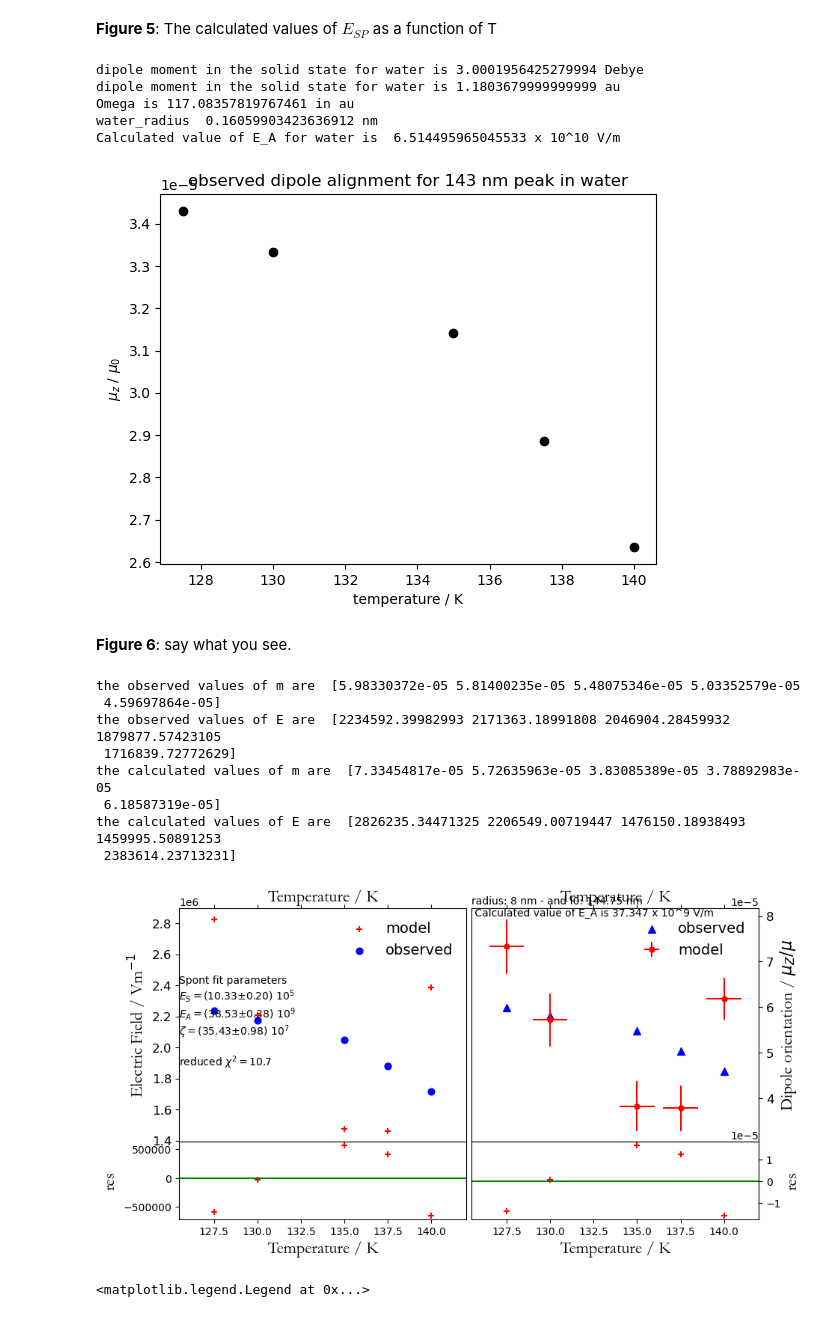
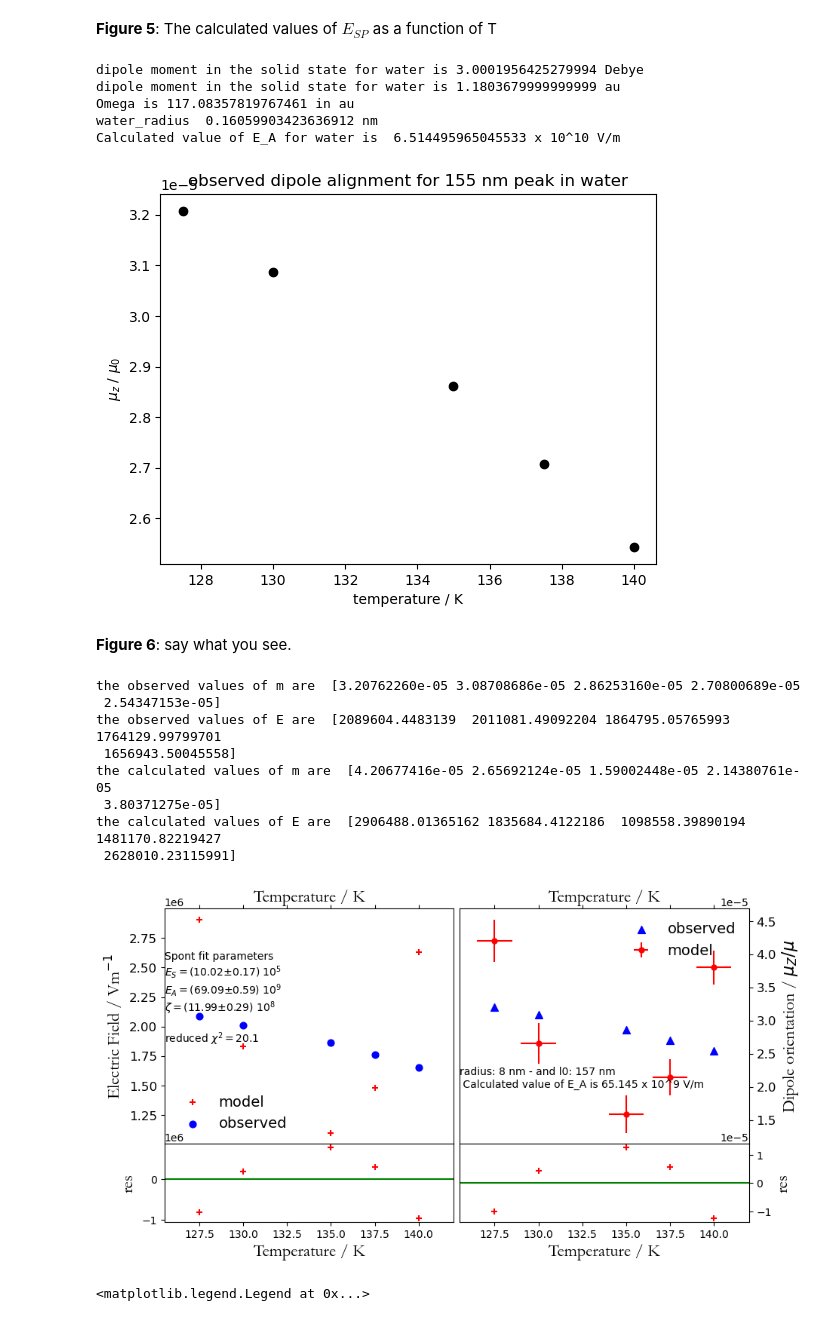
Before and after one commit to cassidy-andrew/VUV_water_spont, a Jupyter notebook: regularising the water data.ipynb, the cells around one changed output. Cells and saved outputs as stored; diff of their text form; code cells hidden in the pictures.

```diff
--- a/regularising the water data.ipynb
+++ b/regularising the water data.ipynb
@@ -78,7 +78,7 @@ name='water'
 ### There are two choices here, either fit the 143 nm peak or the 155 nm peak ###
 #---
 
-filename='water_143 positions for Gauss2' #these peak positins come from Rachel's Gaussian fits to water data.
+filename='water_155 positions for Gauss2' #these peak positins come from Rachel's Gaussian fits to water data.
 
 
 #working_dir=(r'C:\Users\au302163\Fit water VUV data')
@@ -428,7 +428,7 @@ dipole moment in the solid state for water is 1.1803679999999999 au
 Omega is 117.08357819767461 in au
 water_radius  0.16059903423636912 nm
 Calculated value of E_A for water is  6.514495965045533 x 10^10 V/m
-[figure, old version]
+[figure, new version]
 # %% [markdown]
 **Figure 6**: say what you see.
 # %%
@@ -632,7 +632,7 @@ ax[0,1].yaxis.tick_right()
 ax[0,1].set_ylabel('Dipole orientation / $\mu_Z/\mu$', fontsize=16, fontname='garamond')
 ax[0,1].tick_params(labelsize='large')
 ax[0,1].legend(loc=0, fontsize=14, framealpha=0)
-ax[0,1].text(xmin_mu,8E-5,ij_space+'\n Calculated value of E_A is '+str(round(E_A_Vm/1E9,3))+' x 10^9 V/m')
+ax[0,1].text(xmin_mu,2E-5,ij_space+'\n Calculated value of E_A is '+str(round(E_A_Vm/1E9,3))+' x 10^9 V/m')
 #ax[0,1].text(20,0,legend_mu)
 
 ax[1,0].scatter(Temp, res_E, marker='+', s=40, color='red', label='observed')
@@ -643,42 +643,42 @@ ax[1,0].set_ylabel('res', fontsize=16, fontname='garamond')
 ax[1,1].scatter(Temp, res_mu, marker='+', s=40, color='red', label='observed')
 ax[1,1].yaxis.set_label_position("right")
 ax[1,1].axhline(y = 0.0, color = 'g', linestyle = '-')
 ax[1,1].yaxis.tick_right()
 ax[1,1].set_xlabel('Temperature / K', fontsize=16, fontname='garamond')
 ax[1,1].set_ylabel('res', fontsize=16, fontname='garamond')
 
 short_ij=('r_'+str(r)+'_lambda0_'+str(l0))
 plt.savefig('Spont fit for'+short_ij+'.png')
 
 zetacur=ESzetacur/EScur
 
 SigPar[2]=zetacur*math.sqrt(SigPar[2]*SigPar[2]/ESzetacur/ESzetacur+SigPar[0]*SigPar[0]/EScur/EScur)
 string = name
 string+="<br>"+"$E_S =$"+NeaterOut(EScur,SigPar[0])
 string+="<br>"+"$E_A =$"+NeaterOut(EAcur,SigPar[1])
 string+="<br>"+"$\zeta =$"+NeaterOut(zetacur,SigPar[2])
 string+="<br><br>"+"reduced $\chi^2 =$"+'{0:.1f}'.format(dlsqsum)+"<br>"
 #display(Markdown(string)) #Use this line to see the individual results for fitting parameters per dataset
 
 ES=NeaterOut(EScur,SigPar[0])
 EA=NeaterOut(EAcur,SigPar[1])
 zeta=NeaterOut(zetacur,SigPar[2])
 print('the observed values of m are ', y)
 print('the observed values of E are ', Eobs)
 print('the calculated values of m are ', ymodel)
 print('the calculated values of E are ', ymodel_E)
 
 os.chdir('..')
 # %% [output]
-the observed values of m are  [5.98330372e-05 5.81400235e-05 5.48075346e-05 5.03352579e-05
- 4.59697864e-05]
-the observed values of E are  [2234592.39982993 2171363.18991808 2046904.28459932 1879877.57423105
- 1716839.72772629]
-the calculated values of m are  [7.33454817e-05 5.72635963e-05 3.83085389e-05 3.78892983e-05
- 6.18587319e-05]
-the calculated values of E are  [2826235.34471325 2206549.00719447 1476150.18938493 1459995.50891253
- 2383614.23713231]
+the observed values of m are  [3.20762260e-05 3.08708686e-05 2.86253160e-05 2.70800689e-05
+ 2.54347153e-05]
+the observed values of E are  [2089604.4483139  2011081.49092204 1864795.05765993 1764129.99799701
+ 1656943.50045558]
+the calculated values of m are  [4.20677416e-05 2.65692124e-05 1.59002448e-05 2.14380761e-05
+ 3.80371275e-05]
+the calculated values of E are  [2906488.01365162 1835684.4122186  1098558.39890194 1481170.82219427
+ 2628010.23115991]
-[figure, old version]
+[figure, new version]
 # %%
 #Need a consistency check to make sure that the calculated fitting parameters give sensible values of dipole alignment
 
```
Also changed, not shown: parts of 2 cells of this notebook, 7 other files.
